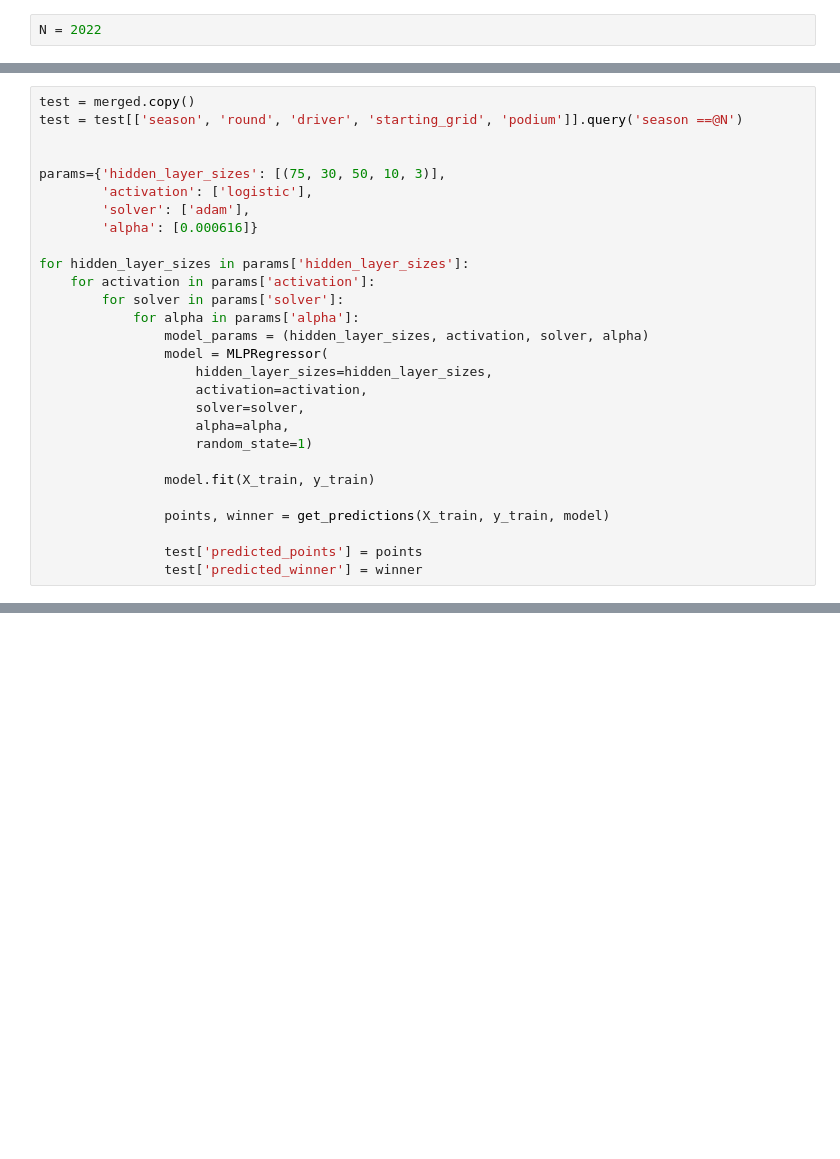
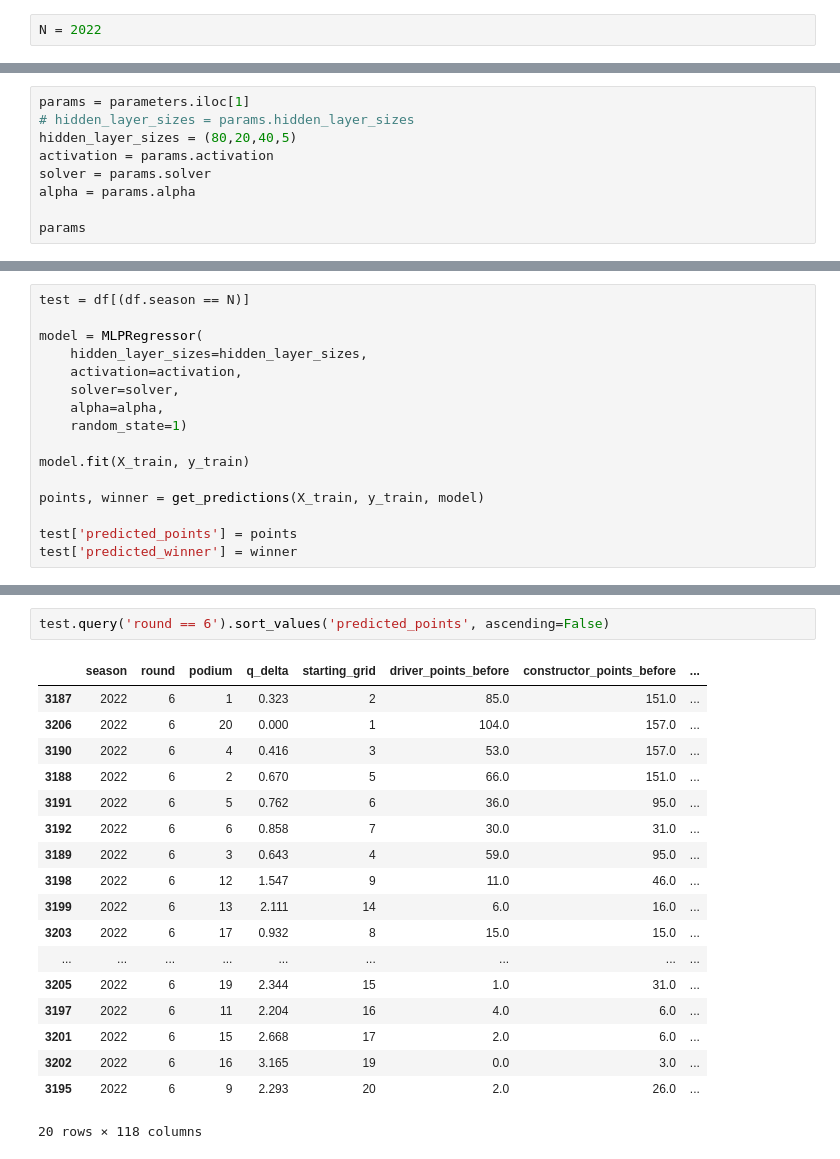
Before and after one commit to ollyjc99/f1-analytics, a Jupyter notebook: data modelling/predictions/NeuralNetworkRegressor.ipynb, the cells around one changed output, grey strips where cells are left out. Saved outputs shown, nothing was run; the diff lists cells and outputs as text; blank space fills up the shorter version.

```diff
--- a/data modelling/predictions/NeuralNetworkRegressor.ipynb
+++ b/data modelling/predictions/NeuralNetworkRegressor.ipynb
@@ -76,3 +78,12 @@ def get_predictions(X_train, y_train, model):
         # model.fit(X_train, y_train)
 
     return points, winners
+# %%
+params = parameters.iloc[1]
+# hidden_layer_sizes = params.hidden_layer_sizes
+hidden_layer_sizes = (80,20,40,5)
+activation = params.activation
+solver = params.solver
+alpha = params.alpha
+
+params
@@ -79,28 +99,16 @@ def get_predictions(X_train, y_train, model):
 # %%
-test = merged.copy()
-test = test[['season', 'round', 'driver', 'starting_grid', 'podium']].query('season ==@N')
+test = df[(df.season == N)]
 
+model = MLPRegressor(
+    hidden_layer_sizes=hidden_layer_sizes,
+    activation=activation,
+    solver=solver,
+    alpha=alpha,
+    random_state=1)
 
-params={'hidden_layer_sizes': [(75, 30, 50, 10, 3)],
-        'activation': ['logistic'],
-        'solver': ['adam'],
-        'alpha': [0.000616]}
+model.fit(X_train, y_train)
 
-for hidden_layer_sizes in params['hidden_layer_sizes']:
-    for activation in params['activation']:
-        for solver in params['solver']:
-            for alpha in params['alpha']:
-                model_params = (hidden_layer_sizes, activation, solver, alpha)
-                model = MLPRegressor(
-                    hidden_layer_sizes=hidden_layer_sizes,
-                    activation=activation,
-                    solver=solver,
-                    alpha=alpha,
-                    random_state=1)
+points, winner = get_predictions(X_train, y_train, model)
 
-                model.fit(X_train, y_train)
-
-                points, winner = get_predictions(X_train, y_train, model)
-
-                test['predicted_points'] = points
-                test['predicted_winner'] = winner
+test['predicted_points'] = points
+test['predicted_winner'] = winner
@@ -126,0 +133,21 @@ test.query('predicted_winner == 1')
+# %%
+test.query('round == 6').sort_values('predicted_points', ascending=False)
+# %% [output]
+|  | season | round | podium | q_delta | starting_grid | driver_points_before | constructor_points_before | ... |
+| 3187 | 2022 | 6 | 1 | 0.323 | 2 | 85.0 | 151.0 | ... |
+| 3206 | 2022 | 6 | 20 | 0.000 | 1 | 104.0 | 157.0 | ... |
+| 3190 | 2022 | 6 | 4 | 0.416 | 3 | 53.0 | 157.0 | ... |
+| 3188 | 2022 | 6 | 2 | 0.670 | 5 | 66.0 | 151.0 | ... |
+| 3191 | 2022 | 6 | 5 | 0.762 | 6 | 36.0 | 95.0 | ... |
+| 3192 | 2022 | 6 | 6 | 0.858 | 7 | 30.0 | 31.0 | ... |
+| 3189 | 2022 | 6 | 3 | 0.643 | 4 | 59.0 | 95.0 | ... |
+| 3198 | 2022 | 6 | 12 | 1.547 | 9 | 11.0 | 46.0 | ... |
+| 3199 | 2022 | 6 | 13 | 2.111 | 14 | 6.0 | 16.0 | ... |
+| 3203 | 2022 | 6 | 17 | 0.932 | 8 | 15.0 | 15.0 | ... |
+| ... | ... | ... | ... | ... | ... | ... | ... | ... |
+| 3205 | 2022 | 6 | 19 | 2.344 | 15 | 1.0 | 31.0 | ... |
+| 3197 | 2022 | 6 | 11 | 2.204 | 16 | 4.0 | 6.0 | ... |
+| 3201 | 2022 | 6 | 15 | 2.668 | 17 | 2.0 | 6.0 | ... |
+| 3202 | 2022 | 6 | 16 | 3.165 | 19 | 0.0 | 3.0 | ... |
+| 3195 | 2022 | 6 | 9 | 2.293 | 20 | 2.0 | 26.0 | ... |
+20 rows × 118 columns
```
Also changed, not shown: parts of 6 cells of this notebook, 2 other files.
